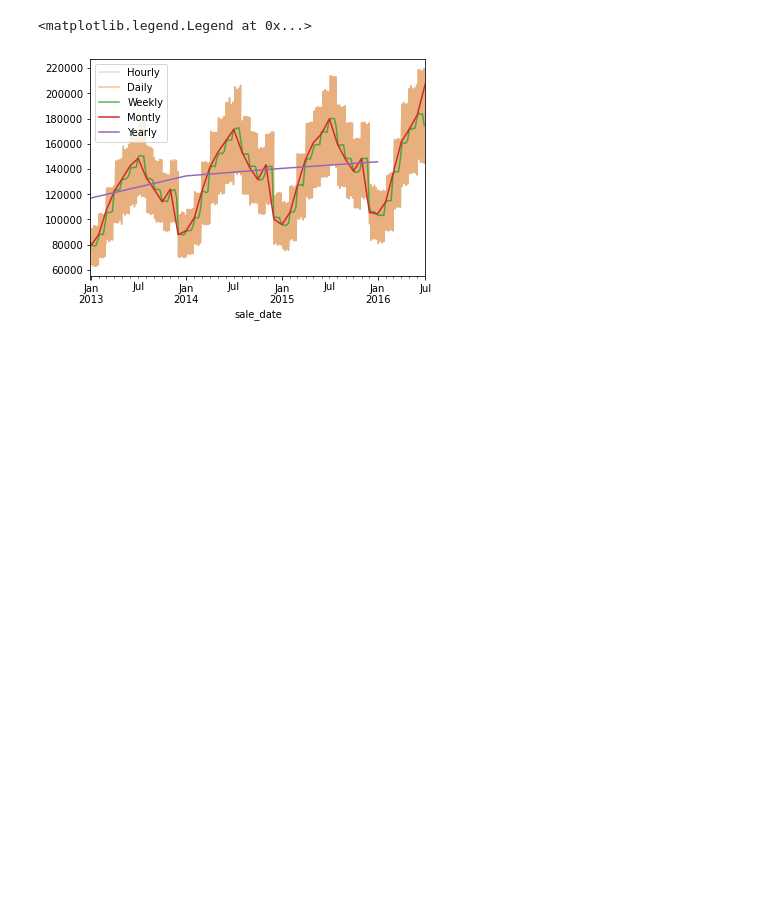
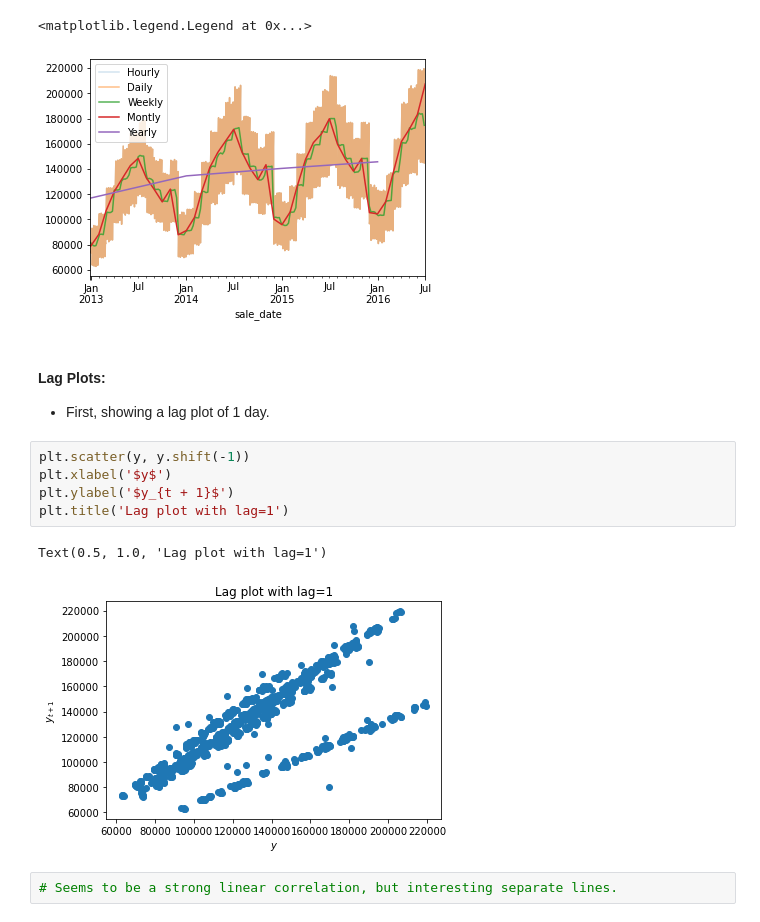
Before and after one commit to lukewbecker/time-series-exercises, a Jupyter notebook: explore_exercises.ipynb, the cells around one changed output. Saved outputs shown, nothing was run; the diff lists cells and outputs as text; blank space fills up the shorter version.

```diff
--- a/explore_exercises.ipynb
+++ b/explore_exercises.ipynb
@@ -238,3 +250,17 @@ plt.legend()
 # %% [output]
 <matplotlib.legend.Legend at 0x...>
 [figure]
+# %% [markdown]
+#### Lag Plots:
+
+- First, showing a lag plot of 1 day.
+# %%
+plt.scatter(y, y.shift(-1))
+plt.xlabel('$y$')
+plt.ylabel('$y_{t + 1}$')
+plt.title('Lag plot with lag=1')
+# %% [output]
+Text(0.5, 1.0, 'Lag plot with lag=1')
+[figure, added]
+# %%
+# Seems to be a strong linear correlation, but interesting separate lines.
```
Also changed, not shown: parts of 54 cells of this notebook.
